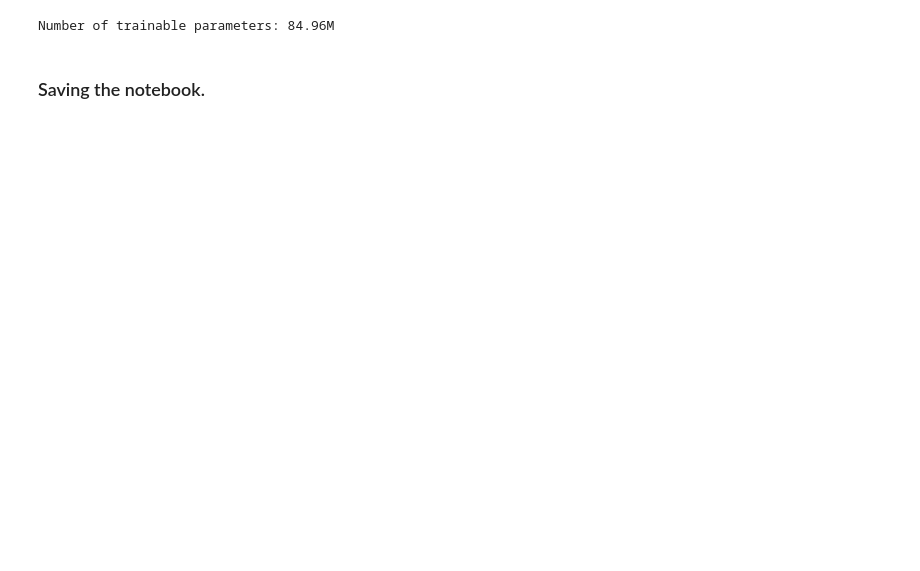
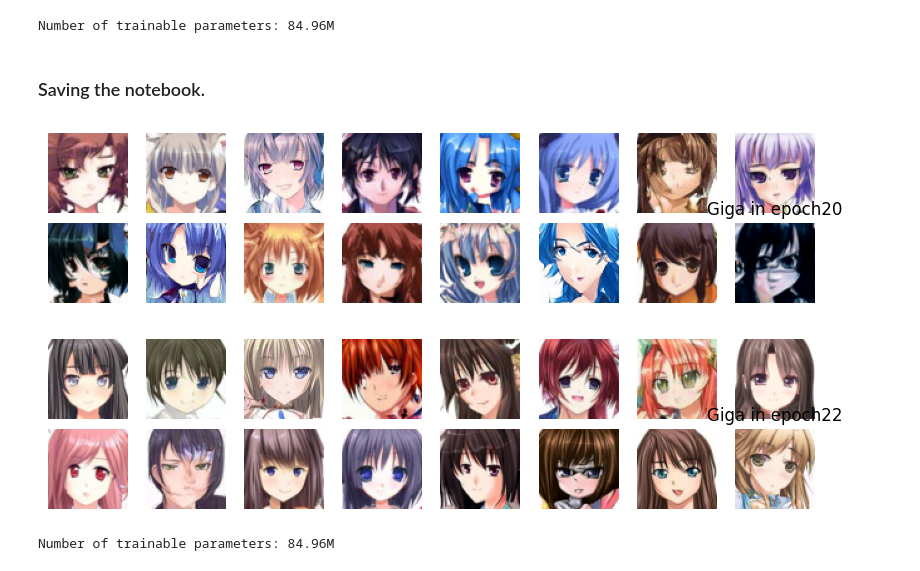
Before and after one commit to Ayoub-Vip/anime_face_generator, a Jupyter notebook: main_85M_DDPM.ipynb, the cells around one changed output. Drawn from its saved outputs; the diff is of its cells as text; code cells hidden in the pictures; blank space fills up the shorter version.

```diff
--- a/main_85M_DDPM.ipynb
+++ b/main_85M_DDPM.ipynb
@@ -74,24 +106 @@ print(f"Number of trainable parameters: {num_model_params / 1e6:.2f}M")
 Number of trainable parameters: 84.96M
-# %%
-
-def show_images_grid_rgb(samples, nrow=8, ncol=6):
-    fig, axes = plt.subplots(ncol, nrow, figsize=(nrow, ncol))
-    samples = (samples + 1) / 2         # Rescale from [-1, 1] to [0, 1]
-    samples = samples.clamp(0, 1).cpu() # Ensure valid pixel range
-    samples = samples.permute(0, 2, 3, 1)  #(N, H, W, C) for plotting
-
-    idx = 0
-    for row in range(ncol):
-        for col in range(nrow):
-            if idx == samples.shape[0]:
-                break
-            axes[row, col].imshow(samples[idx])
-            axes[row, col].axis('off')
-            idx += 1
-    plt.tight_layout()
-    fig_name = str(model_backup)[0:-4] + '_with_'+ str(len(samples)) +'_samples.png'
-    plt.savefig(FIGURES_DIR / fig_name, format='png')
-    plt.show()
-
-
-samples = model.generate_samples(num_samples=16)
@@ -100,5 +107,24 @@ show_images_grid_rgb(samples, nrow=8, ncol=2)
 # %% [markdown]
  ### Saving the notebook.
+# %%
+for epoch in [20, 22]:
+    if epoch < 9:
+        model_backup =  f"85M_params_GIGA_DDPM_Unet_ckpt_epoch_{epoch}.pth"
+    else:
+        model_backup =  f"giga_unet_ddpm_85M_ckpt_epoch_{epoch}.pth"
+    # "mega_unet_ddpm_85M_ckpt_epoch_2.pth"
+    model.load_parameters(path=MODELS_DIR / model_backup)
+
+    model = model.to(device)
+    samples = model.generate_samples(num_samples=16)
+    show_images_grid_rgb(samples, nrow=8, ncol=2, epoch=epoch)
+
+num_model_params = model.get_num_trainable_parameters()
+print(f"Number of trainable parameters: {num_model_params / 1e6:.2f}M")
+# %% [output]
+[figure, added]
+[figure, added]
+Number of trainable parameters: 84.96M
 # %%
 from ipylab import JupyterFrontEnd
 app = JupyterFrontEnd()
```
Also changed, not shown: parts of 5 cells of this notebook, 24 other files.
